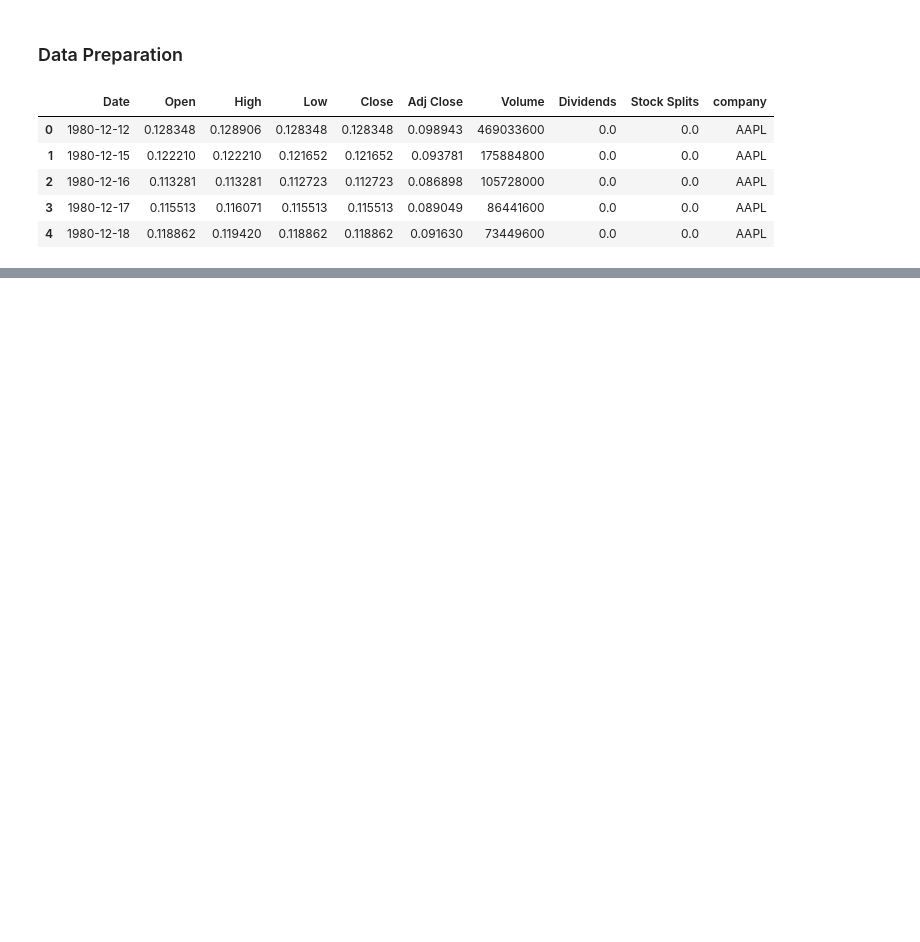
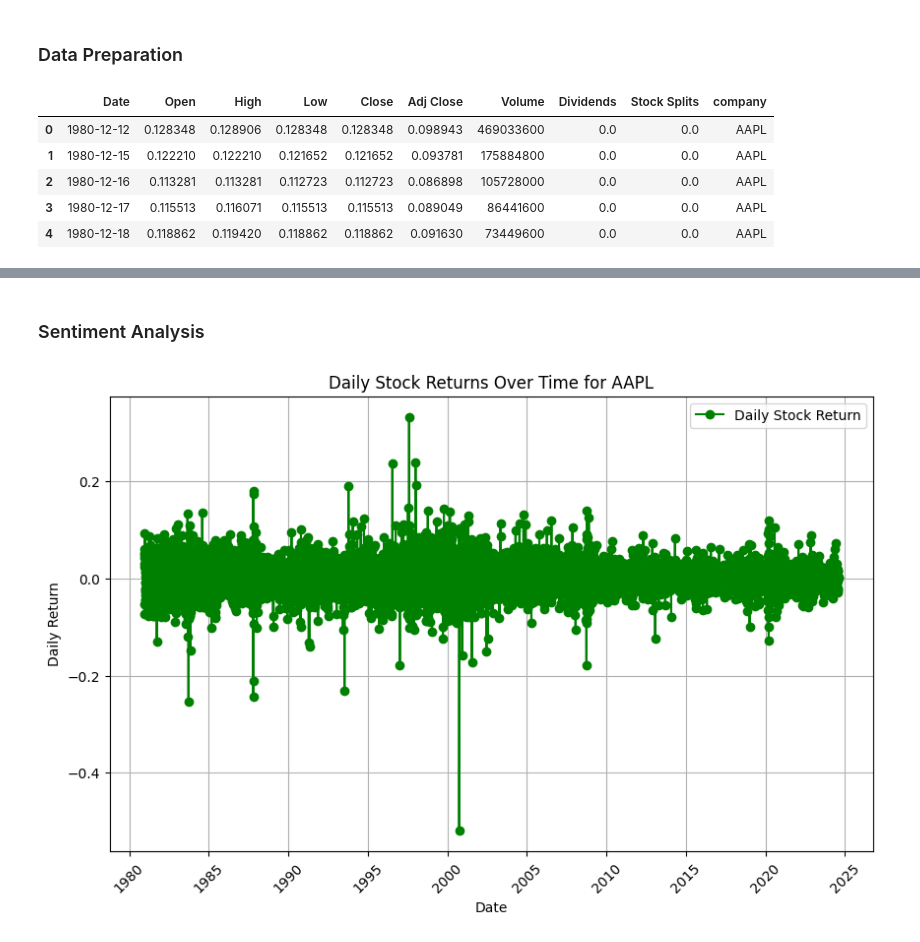
Before and after one commit to alazartefera/News-Sentiment-Stock-Production, a Jupyter notebook: notebooks/correlation_analysis.ipynb, the cells around one changed output, grey strips where cells are left out. Cells and saved outputs as stored; diff of their text form; code cells hidden in the pictures; blank space fills up the shorter version.

```diff
--- a/notebooks/correlation_analysis.ipynb
+++ b/notebooks/correlation_analysis.ipynb
@@ -52,0 +152,13 @@ KeyError: 'date'
+# %%
+# Filter stock data for relevant companies
+relevant_companies = relevant_news_df['stock'].unique()
+filtered_stock_data = combined_stock_data[combined_stock_data['company'].isin(relevant_companies)]
+
+# Calculate daily stock returns for the filtered stock data
+filtered_stock_data['daily_return'] = filtered_stock_data.groupby('company')['Close'].pct_change()
+
+# Drop rows with NaN values (e.g., the first row for each company)
+filtered_stock_data = filtered_stock_data.dropna()
+
+# Preview the filtered stock data
+print(filtered_stock_data.head())
@@ -52,0 +285,18 @@ KeyError: 'date'
+# %% [markdown]
+### Sentiment Analysis
+# %%
+# Filter for the same company in stock data
+company_stock = filtered_stock_data[filtered_stock_data['company'] == company]
+
+# Plot daily returns over time
+plt.figure(figsize=(10, 6))
+plt.plot(company_stock['date'], company_stock['daily_return'], marker='o', color='green', label='Daily Stock Return')
+plt.title(f'Daily Stock Returns Over Time for {company}')
+plt.xlabel('Date')
+plt.ylabel('Daily Return')
+plt.xticks(rotation=45)
+plt.legend()
+plt.grid(True)
+plt.show()
+# %% [output]
+[figure, added]
```
Also changed, not shown: parts of 25 cells of this notebook.
